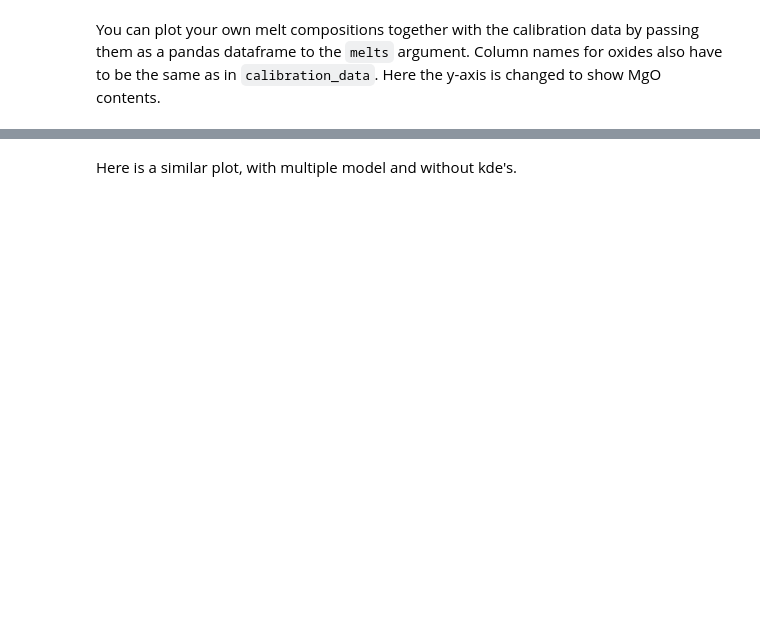
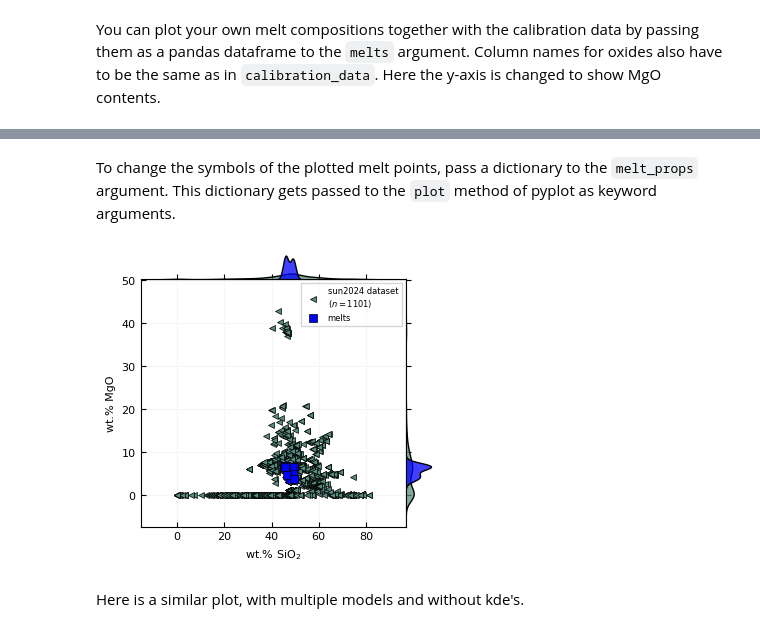
Before and after one commit to TDGerve/MagmaPandas, a Jupyter notebook: docs/source/notebooks/Fe3Fe2_calibration_plots.ipynb, the cells around one changed output, grey strips where cells are left out. Cells and saved outputs as stored; diff of their text form; code cells hidden in the pictures; blank space fills up the shorter version.

```diff
--- a/docs/source/notebooks/Fe3Fe2_calibration_plots.ipynb
+++ b/docs/source/notebooks/Fe3Fe2_calibration_plots.ipynb
@@ -132,5 +151,21 @@ plot_calibration(
+# %% [markdown]
+To change the symbols of the plotted melt points, pass a dictionary to the `melt_props` argument. This dictionary gets passed to the `plot` method of pyplot as keyword arguments.
+# %%
+x = "SiO2"
+y = "MgO"
+
+plot_calibration(
+    parameter="Fe3Fe2",
+    x_elements=x,
+    y_elements=y,
+    melts=melt,
+    sidekde=True,
+    melt_props={"color": "blue", "markersize":6, "marker":"s"}
+)
+# %% [output]
+[figure, added]
 # %% [markdown]
-Here is a similar plot, with multiple model and without kde's.
+Here is a similar plot, with multiple models and without kde's.
 # %%
 x = "SiO2"
 y = "FeO"
```
Also changed, not shown: parts of 12 cells of this notebook, 1 other file.
